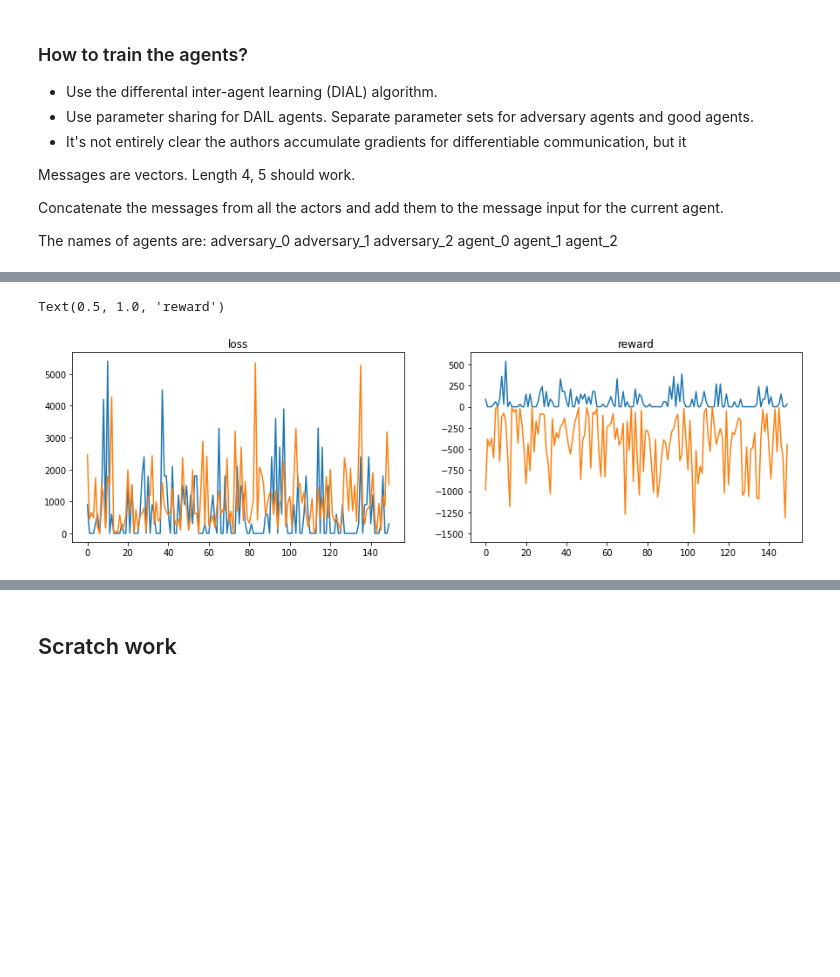
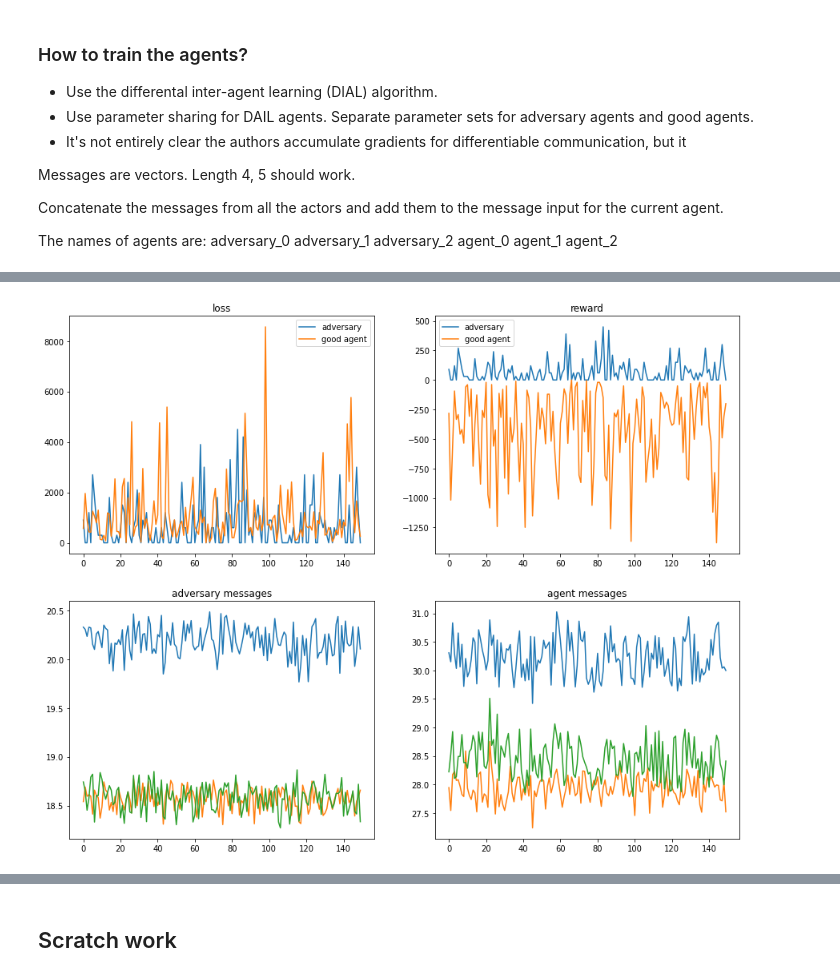
Before and after one commit to fireofearth/cpsc533v_project, a Jupyter notebook: PettingZoo.simple_tag.ipynb, the cells around one changed output, grey strips where cells are left out. Cells and saved outputs as stored; diff of their text form; code cells hidden in the pictures; blank space fills up the shorter version.

```diff
--- a/PettingZoo.simple_tag.ipynb
+++ b/PettingZoo.simple_tag.ipynb
@@ -214,12 +216,6 @@ class Container(object):
     """Container of messages and hidden states of agents in environment."""
 
     def reset(self):
-#         keys = [*self.__message_d.keys()]
-#         for k in keys:
-#             del self.__message_d[k]
-#         keys = [*self.__hidden_d.keys()]
-#         for k in keys:
-#             del self.__hidden_d[k]
 
         for idx in range(config.adversary.n_agents):
             self.__message_d[f"adversary_{idx}"] = torch.zeros(
@@ -262,15 +258,16 @@ class Container(object):
         """
         agent_type, agent_idx = agent_name.split("_")
         agent_idx = int(agent_idx)
+        message_size = self.config[agent_type].message_size
         for jdx in range(config[agent_type].n_agents):
             if jdx < agent_idx:
-                start_idx = agent_idx - 1
+                start_idx = message_size * (agent_idx - 1)
             elif jdx == agent_idx:
                 # do not update message to oneself
                 continue
             else:
                 # agent_idx < jdx
-                start_idx = agent_idx
+                start_idx = message_size * agent_idx
             end_idx   = start_idx + self.config[agent_type].message_size
             # print(jdx, agent_idx, self.__message_d[f"{agent_type}_{jdx}"].shape, start_idx, end_idx)
             messages = self.__message_d[f"{agent_type}_{jdx}"]
@@ -597,12 +621,0 @@ on episode 180 (time taken so far: 0-00:09:41.0)
-# %%
-fig, axes = plt.subplots(1, 2, figsize=(15, 4))
-axes[0].plot(logger.episodic_losses.adversary[50:], label="adversary")
-axes[0].plot(logger.episodic_losses.agent[50:], label="good agent")
-axes[0].set_title("loss")
-
-axes[1].plot(logger.episodic_rewards.adversary[50:], label="adversary")
-axes[1].plot(logger.episodic_rewards.agent[50:], label="good agent")
-axes[1].set_title("reward")
-# %% [output]
-Text(0.5, 1.0, 'reward')
-[figure, removed]
@@ -615,0 +627,26 @@ def visualize(config, adversary_net, agent_net):
+# %%
+fig, axes = plt.subplots(2, 2, figsize=(15, 12))
+axes = axes.ravel()
+
+axes[0].plot(logger.episodic_losses.adversary[50:], label="adversary")
+axes[0].plot(logger.episodic_losses.agent[50:], label="good agent")
+axes[0].set_title("loss")
+axes[0].legend()
+
+axes[1].plot(logger.episodic_rewards.adversary[50:], label="adversary")
+axes[1].plot(logger.episodic_rewards.agent[50:], label="good agent")
+axes[1].set_title("reward")
+axes[1].legend()
+
+m = np.array(logger.episodic_message_maxsum.adversary).T
+for _m in m:
+    axes[2].plot(_m[50:])
+axes[2].set_title("adversary messages")
+
+m = np.array(logger.episodic_message_maxsum.agent).T
+for _m in m:
+    axes[3].plot(_m[50:])
+axes[3].set_title("agent messages")
+None
+# %% [output]
+[figure, added]
```
Also changed, not shown: parts of 13 cells of this notebook, 1 other file.
